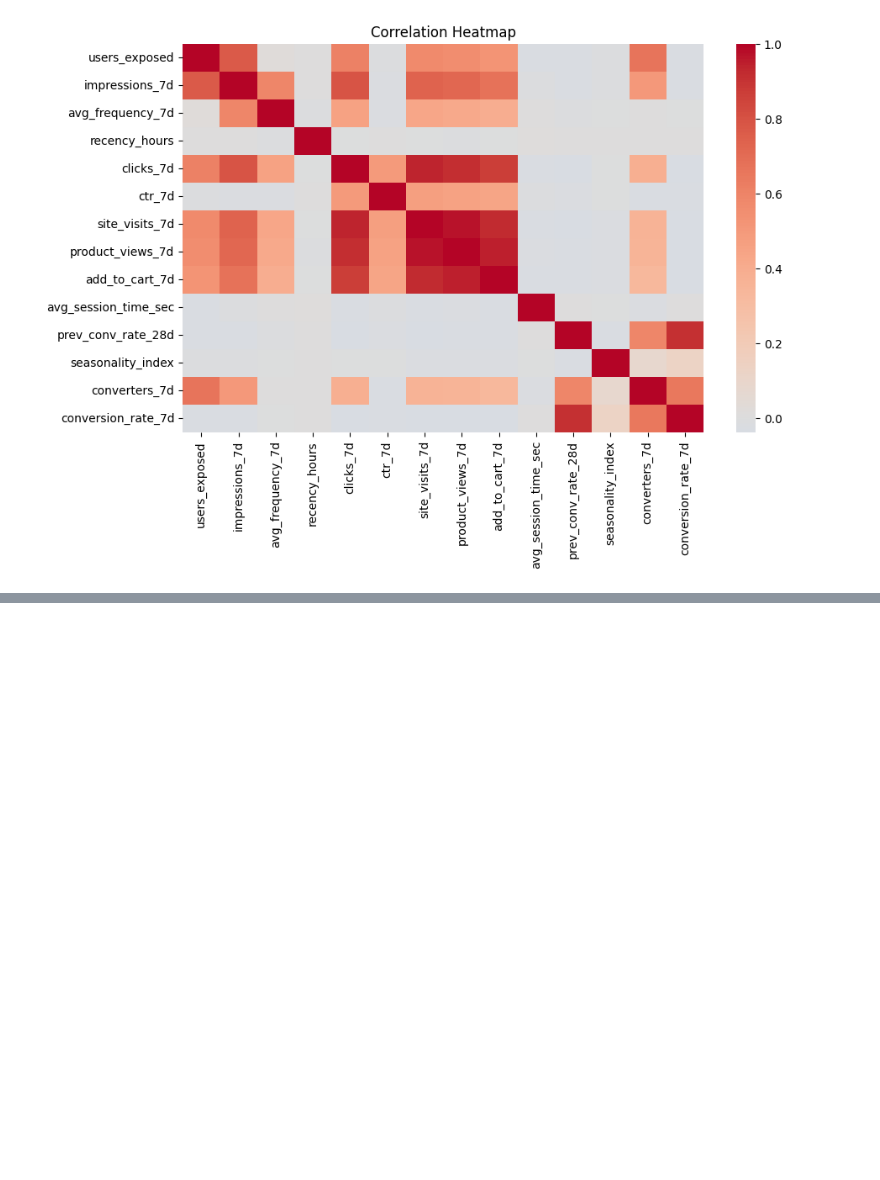
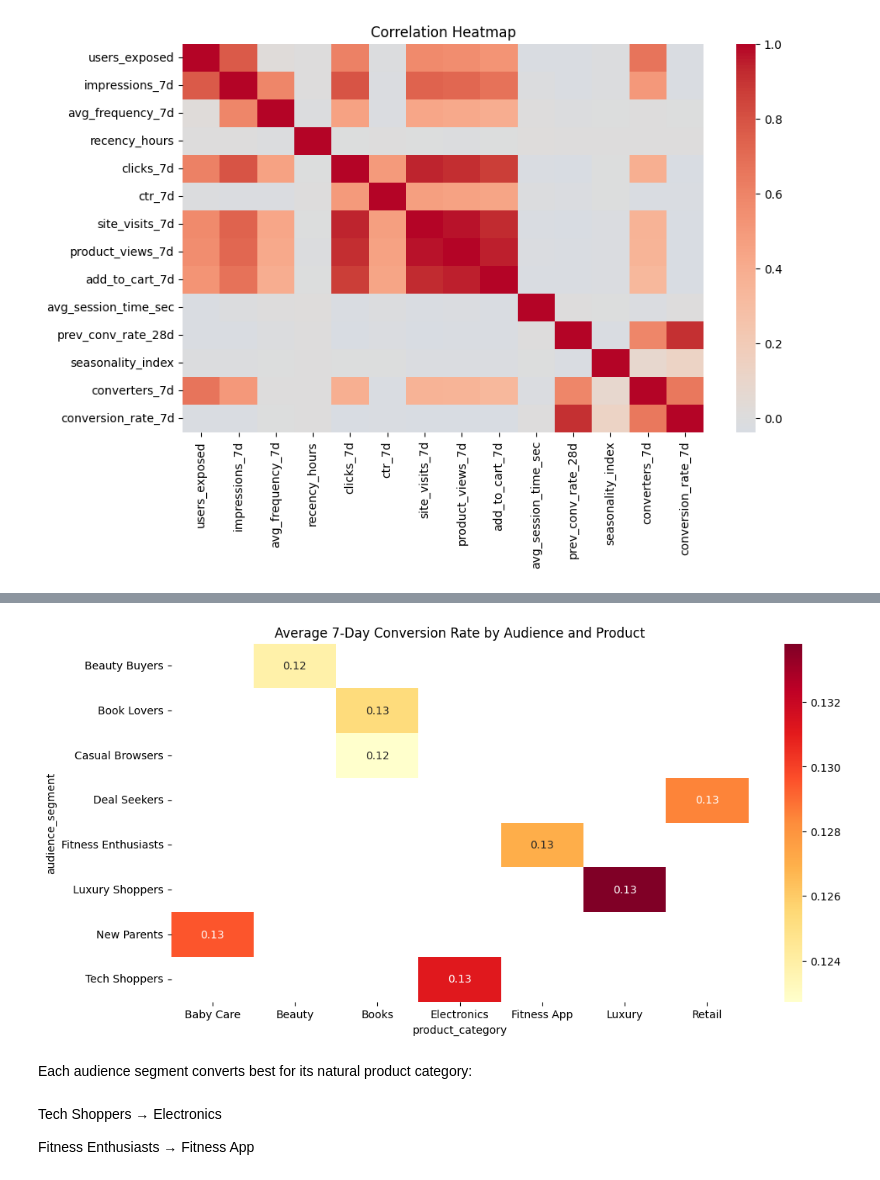
Before and after one commit to bharathkrishna711-lab/audience-conversion-propensity, a Jupyter notebook: notebooks/01_eda.ipynb, the cells around one changed output, grey strips where cells are left out. Cells and saved outputs as stored; diff of their text form; code cells hidden in the pictures; blank space fills up the shorter version.

```diff
--- a/notebooks/01_eda.ipynb
+++ b/notebooks/01_eda.ipynb
@@ -239,0 +277,26 @@ plt.show()
+# %%
+pivot_rate = pd.pivot_table(
+    df,
+    values="conversion_rate_7d",
+    index="audience_segment",
+    columns="product_category",
+    aggfunc="mean"
+)
+
+plt.figure(figsize=(12,6))
+sns.heatmap(
+    pivot_rate,
+    annot=True,
+    fmt=".2f",
+    cmap="YlOrRd"
+)
+plt.title("Average 7-Day Conversion Rate by Audience and Product")
+plt.show()
+# %% [output]
+[figure, added]
+# %% [markdown]
+Each audience segment converts best for its natural product category:
+# %% [markdown]
+Tech Shoppers → Electronics
+
+Fitness Enthusiasts → Fitness App
```
Also changed, not shown: parts of 8 cells of this notebook.
